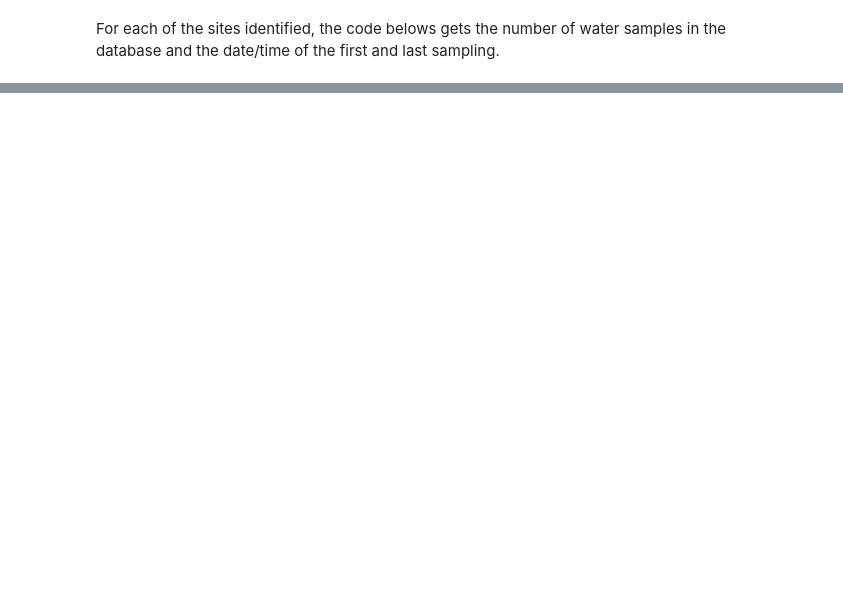
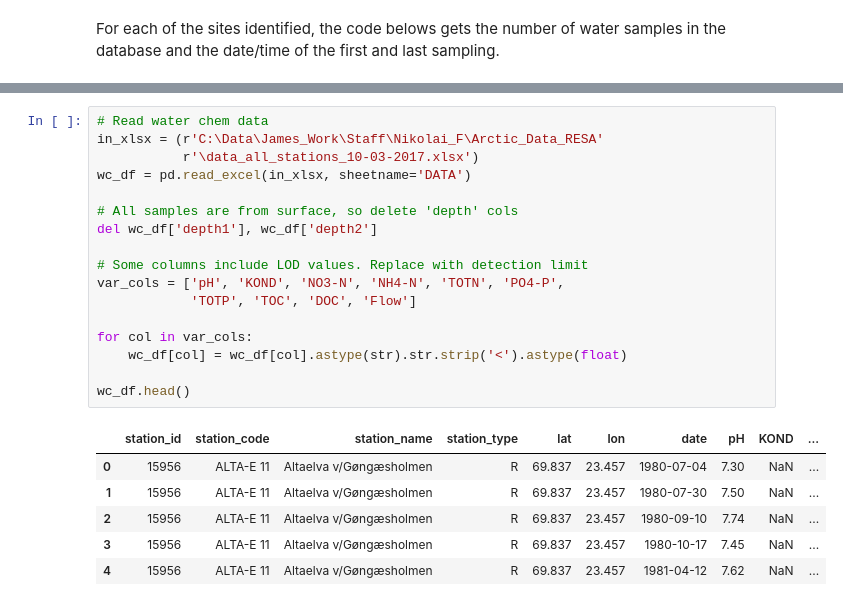
Before and after one commit to JamesSample/misc, a Jupyter notebook: resa_northern_sites.ipynb, the cells around one changed output, grey strips where cells are left out. Drawn from its saved outputs; the diff is of its cells as text; blank space fills up the shorter version.

```diff
--- a/resa_northern_sites.ipynb
+++ b/resa_northern_sites.ipynb
@@ -157,0 +173,24 @@ df
+# %%
+# Read water chem data
+in_xlsx = (r'C:\Data\James_Work\Staff\Nikolai_F\Arctic_Data_RESA'
+           r'\data_all_stations_10-03-2017.xlsx')
+wc_df = pd.read_excel(in_xlsx, sheetname='DATA')
+
+# All samples are from surface, so delete 'depth' cols
+del wc_df['depth1'], wc_df['depth2']
+
+# Some columns include LOD values. Replace with detection limit
+var_cols = ['pH', 'KOND', 'NO3-N', 'NH4-N', 'TOTN', 'PO4-P',
+            'TOTP', 'TOC', 'DOC', 'Flow']
+
+for col in var_cols:
+    wc_df[col] = wc_df[col].astype(str).str.strip('<').astype(float)
+
+wc_df.head()
+# %% [output]
+|  | station_id | station_code | station_name | station_type | lat | lon | date | pH | KOND | ... |
+| 0 | 15956 | ALTA-E 11 | Altaelva v/Gøngæsholmen | R | 69.837 | 23.457 | 1980-07-04 | 7.30 | NaN | ... |
+| 1 | 15956 | ALTA-E 11 | Altaelva v/Gøngæsholmen | R | 69.837 | 23.457 | 1980-07-30 | 7.50 | NaN | ... |
+| 2 | 15956 | ALTA-E 11 | Altaelva v/Gøngæsholmen | R | 69.837 | 23.457 | 1980-09-10 | 7.74 | NaN | ... |
+| 3 | 15956 | ALTA-E 11 | Altaelva v/Gøngæsholmen | R | 69.837 | 23.457 | 1980-10-17 | 7.45 | NaN | ... |
+| 4 | 15956 | ALTA-E 11 | Altaelva v/Gøngæsholmen | R | 69.837 | 23.457 | 1981-04-12 | 7.62 | NaN | ... |
```
Also changed, not shown: parts of 12 cells of this notebook.
